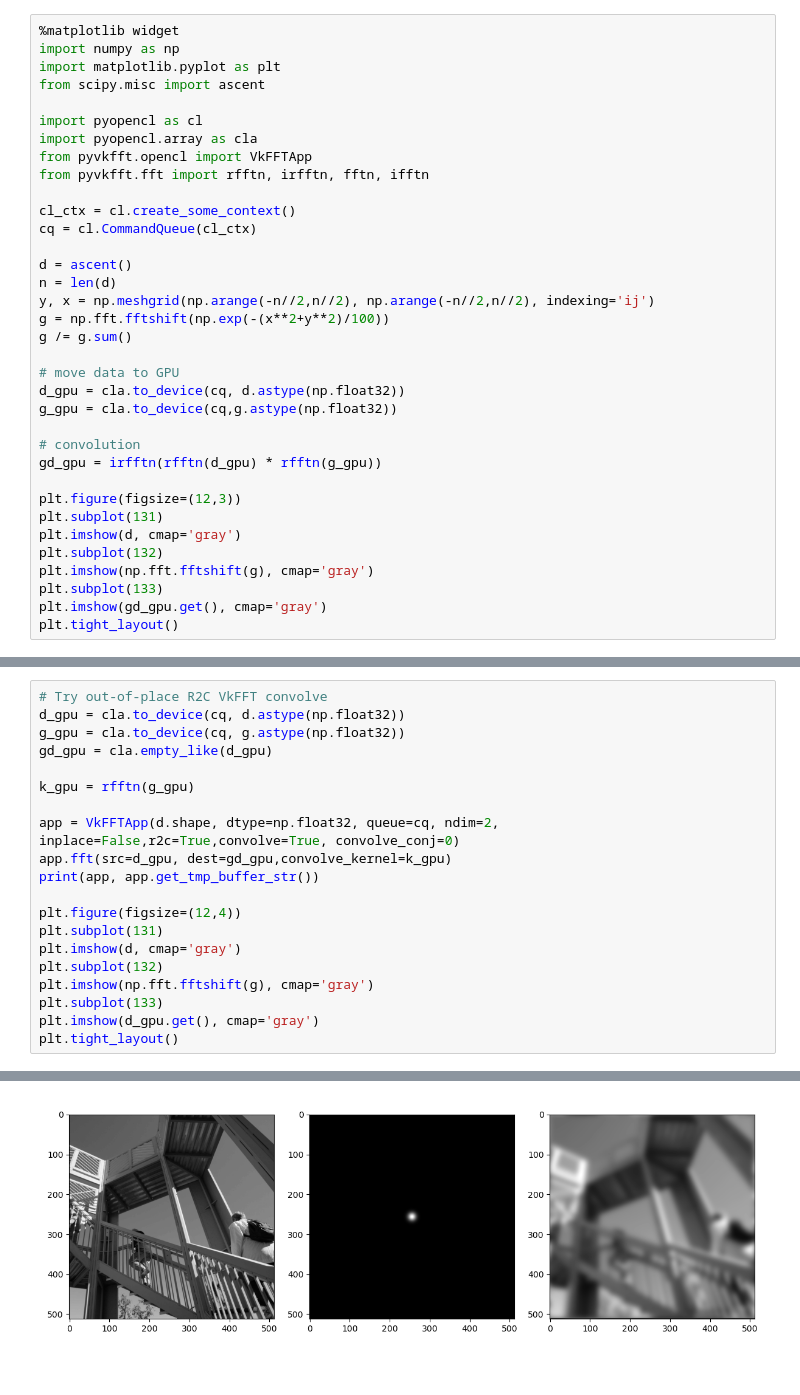
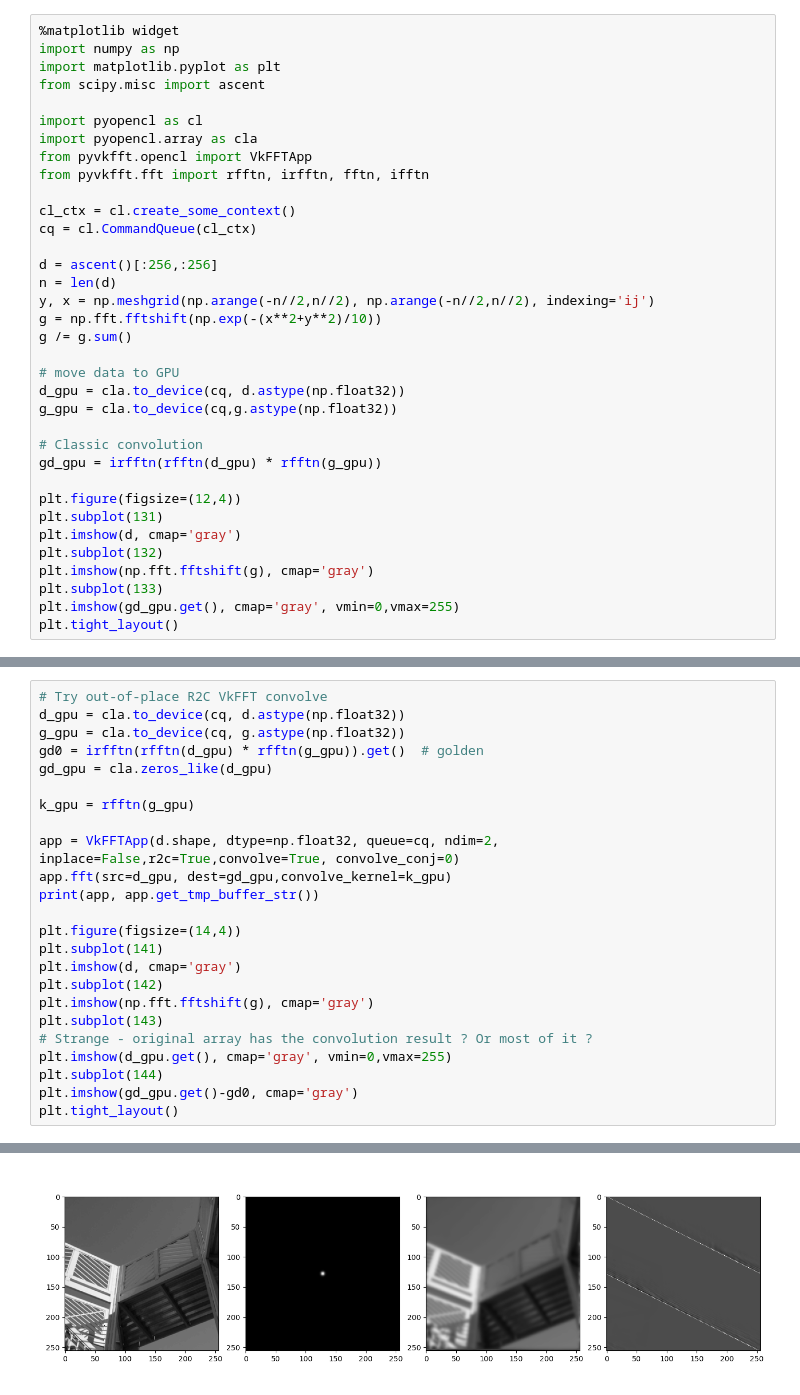
Before and after one commit to vincefn/pyvkfft, a Jupyter notebook: examples/pyvkfft-convolve.ipynb, the cells around one changed output, grey strips where cells are left out. Saved outputs shown, nothing was run; the diff lists cells and outputs as text; blank space fills up the shorter version.

```diff
--- a/examples/pyvkfft-convolve.ipynb
+++ b/examples/pyvkfft-convolve.ipynb
@@ -12,25 +12,25 @@ from pyvkfft.fft import rfftn, irfftn, fftn, ifftn
 cl_ctx = cl.create_some_context()
 cq = cl.CommandQueue(cl_ctx)
 
-d = ascent()
+d = ascent()[:256,:256]
 n = len(d)
 y, x = np.meshgrid(np.arange(-n//2,n//2), np.arange(-n//2,n//2), indexing='ij')
-g = np.fft.fftshift(np.exp(-(x**2+y**2)/100))
+g = np.fft.fftshift(np.exp(-(x**2+y**2)/10))
 g /= g.sum()
 
 # move data to GPU
 d_gpu = cla.to_device(cq, d.astype(np.float32))
 g_gpu = cla.to_device(cq,g.astype(np.float32))
 
-# convolution
+# Classic convolution
 gd_gpu = irfftn(rfftn(d_gpu) * rfftn(g_gpu))
 
-plt.figure(figsize=(12,3))
+plt.figure(figsize=(12,4))
 plt.subplot(131)
 plt.imshow(d, cmap='gray')
 plt.subplot(132)
 plt.imshow(np.fft.fftshift(g), cmap='gray')
 plt.subplot(133)
-plt.imshow(gd_gpu.get(), cmap='gray')
+plt.imshow(gd_gpu.get(), cmap='gray', vmin=0,vmax=255)
 plt.tight_layout()
 # %% [output]
@@ -61,7 +61,8 @@ VkFFTApp[OpenCL]:(512,510+2)     R2C/s/i [rR] [11] buf=    0       0
 # Try out-of-place R2C VkFFT convolve
 d_gpu = cla.to_device(cq, d.astype(np.float32))
 g_gpu = cla.to_device(cq, g.astype(np.float32))
-gd_gpu = cla.empty_like(d_gpu)
+gd0 = irfftn(rfftn(d_gpu) * rfftn(g_gpu)).get()  # golden
+gd_gpu = cla.zeros_like(d_gpu)
 
 k_gpu = rfftn(g_gpu)
 
@@ -69,12 +70,15 @@ app = VkFFTApp(d.shape, dtype=np.float32, queue=cq, ndim=2, inplace=False,r2c=Tr
 app.fft(src=d_gpu, dest=gd_gpu,convolve_kernel=k_gpu)
 print(app, app.get_tmp_buffer_str())
 
-plt.figure(figsize=(12,4))
-plt.subplot(131)
+plt.figure(figsize=(14,4))
+plt.subplot(141)
 plt.imshow(d, cmap='gray')
-plt.subplot(132)
+plt.subplot(142)
 plt.imshow(np.fft.fftshift(g), cmap='gray')
-plt.subplot(133)
-plt.imshow(d_gpu.get(), cmap='gray')
+plt.subplot(143)
+# Strange - original array has the convolution result ? Or most of it ?
+plt.imshow(d_gpu.get(), cmap='gray', vmin=0,vmax=255)
+plt.subplot(144)
+plt.imshow(gd_gpu.get()-gd0, cmap='gray')
 plt.tight_layout()
 # %% [output]
@@ -82,4 +86,4 @@ VkFFTApp[OpenCL]:(512,512)       R2C/s/o [rr] [11] buf=    0       0
-[figure, old version]
+[figure, new version]
 # %%
 # Try inplace C2C VkFFT convolve
 d_gpu = cla.to_device(cq, d.astype(np.complex64))
```
Also changed, not shown: parts of 5 cells of this notebook, 4 other files.
